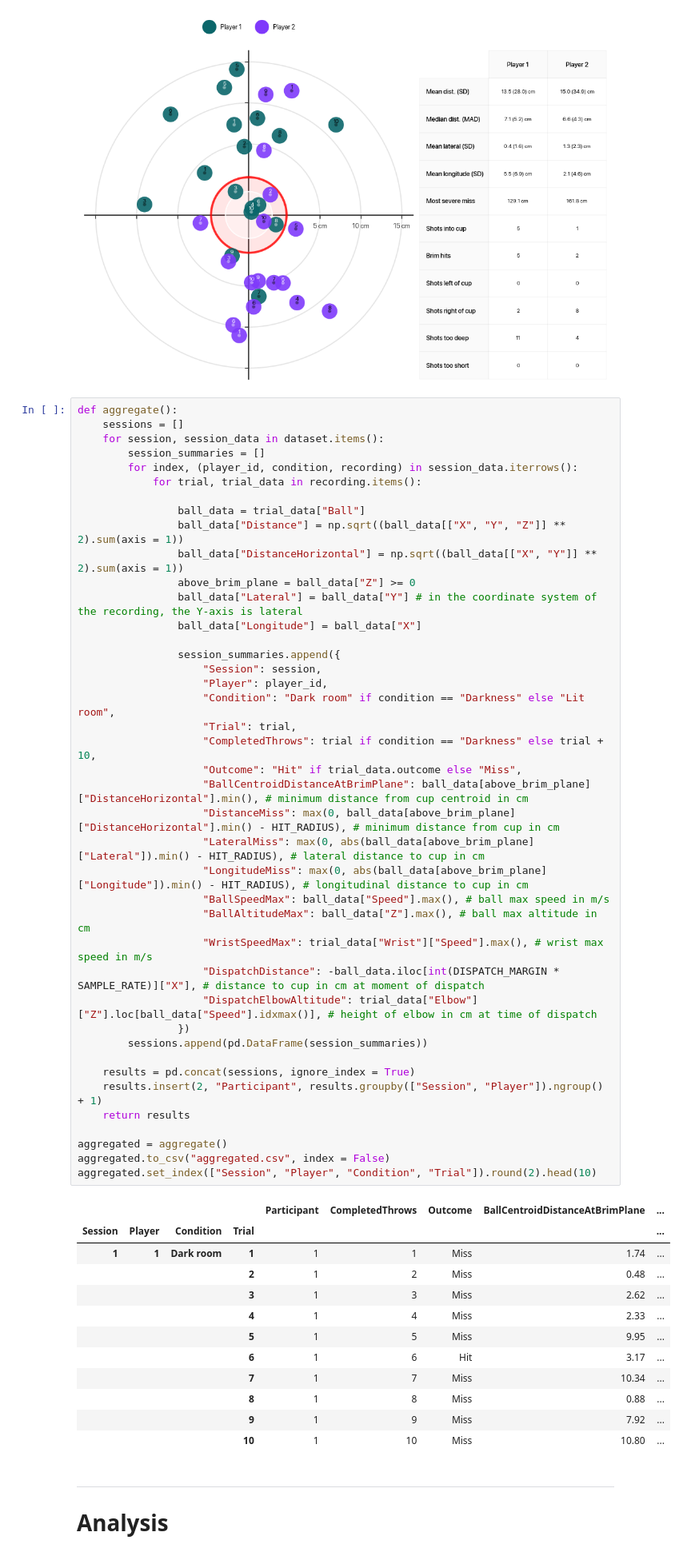
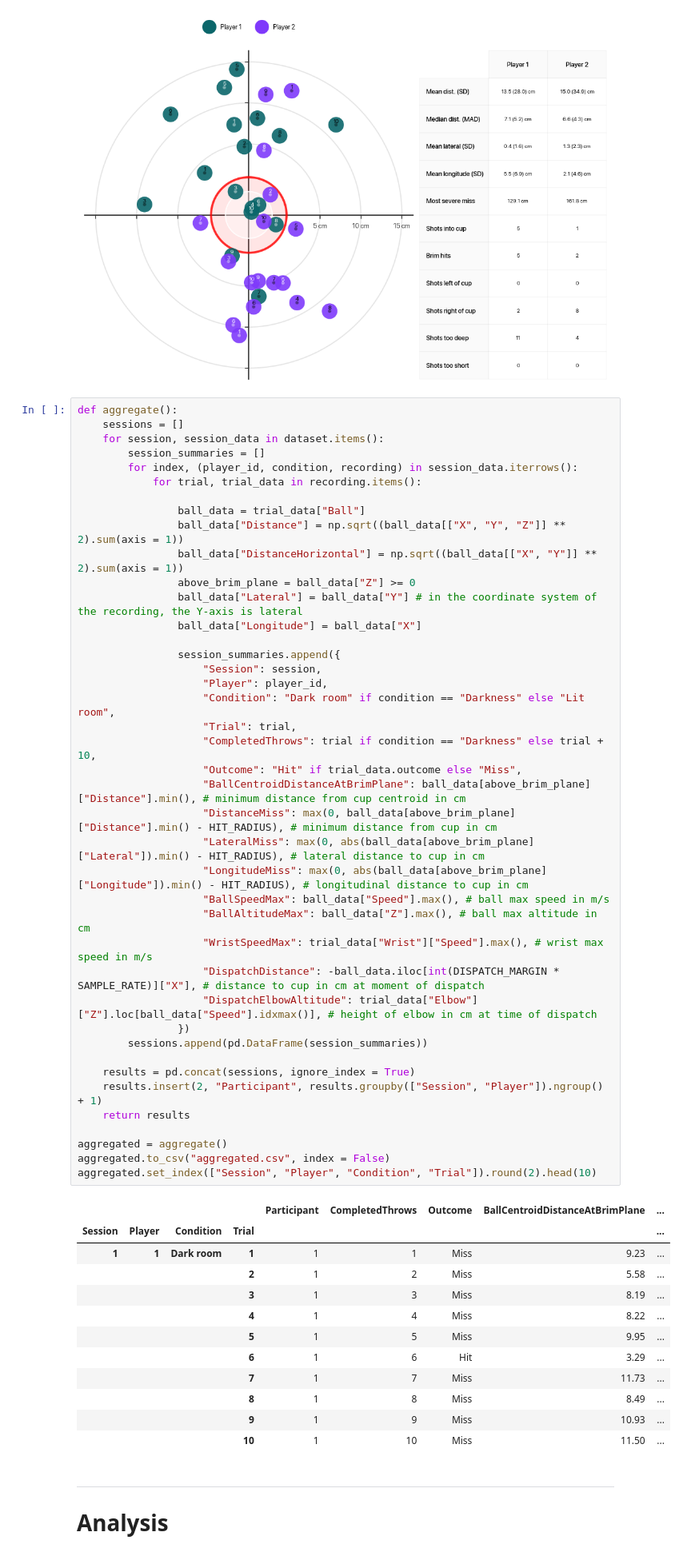
Before and after one commit to dlundgaard/BeerPongMastery, a Jupyter notebook: Analysis/analysis.ipynb, the cells around one changed output. Shown at 80% size. Saved outputs shown, nothing was run; the diff lists cells and outputs as text.

```diff
--- a/Analysis/analysis.ipynb
+++ b/Analysis/analysis.ipynb
@@ -424,45 +424,45 @@ def aggregate():
                 ball_data["Lateral"] = ball_data["Y"] # in the coordinate system of the recording, the Y-axis is lateral
                 ball_data["Longitude"] = ball_data["X"]
 
                 session_summaries.append({
                     "Session": session,
                     "Player": player_id,
                     "Condition": "Dark room" if condition == "Darkness" else "Lit room",
                     "Trial": trial,
                     "CompletedThrows": trial if condition == "Darkness" else trial + 10,
                     "Outcome": "Hit" if trial_data.outcome else "Miss",
-                    "BallCentroidDistanceAtBrimPlane": ball_data[above_brim_plane]["DistanceHorizontal"].min(), # minimum distance from cup centroid in cm
-                    "DistanceMiss": max(0, ball_data[above_brim_plane]["DistanceHorizontal"].min() - HIT_RADIUS), # minimum distance from cup in cm
+                    "BallCentroidDistanceAtBrimPlane": ball_data[above_brim_plane]["Distance"].min(), # minimum distance from cup centroid in cm
+                    "DistanceMiss": max(0, ball_data[above_brim_plane]["Distance"].min() - HIT_RADIUS), # minimum distance from cup in cm
                     "LateralMiss": max(0, abs(ball_data[above_brim_plane]["Lateral"]).min() - HIT_RADIUS), # lateral distance to cup in cm
                     "LongitudeMiss": max(0, abs(ball_data[above_brim_plane]["Longitude"]).min() - HIT_RADIUS), # longitudinal distance to cup in cm
                     "BallSpeedMax": ball_data["Speed"].max(), # ball max speed in m/s
                     "BallAltitudeMax": ball_data["Z"].max(), # ball max altitude in cm
                     "WristSpeedMax": trial_data["Wrist"]["Speed"].max(), # wrist max speed in m/s
                     "DispatchDistance": -ball_data.iloc[int(DISPATCH_MARGIN * SAMPLE_RATE)]["X"], # distance to cup in cm at moment of dispatch
                     "DispatchElbowAltitude": trial_data["Elbow"]["Z"].loc[ball_data["Speed"].idxmax()], # height of elbow in cm at time of dispatch
                 })
         sessions.append(pd.DataFrame(session_summaries))
 
     results = pd.concat(sessions, ignore_index = True)
     results.insert(2, "Participant", results.groupby(["Session", "Player"]).ngroup() + 1)
     return results
 
 aggregated = aggregate()
 aggregated.to_csv("aggregated.csv", index = False)
 aggregated.set_index(["Session", "Player", "Condition", "Trial"]).round(2).head(10)
 # %% [output]
 |  |  |  |  | Participant | CompletedThrows | Outcome | BallCentroidDistanceAtBrimPlane | ... |
 | Session | Player | Condition | Trial |  |  |  |  | ... |
-| 1 | 1 | Dark room | 1 | 1 | 1 | Miss | 1.74 | ... |
-|  |  |  | 2 | 1 | 2 | Miss | 0.48 | ... |
-|  |  |  | 3 | 1 | 3 | Miss | 2.62 | ... |
-|  |  |  | 4 | 1 | 4 | Miss | 2.33 | ... |
+| 1 | 1 | Dark room | 1 | 1 | 1 | Miss | 9.23 | ... |
+|  |  |  | 2 | 1 | 2 | Miss | 5.58 | ... |
+|  |  |  | 3 | 1 | 3 | Miss | 8.19 | ... |
+|  |  |  | 4 | 1 | 4 | Miss | 8.22 | ... |
 |  |  |  | 5 | 1 | 5 | Miss | 9.95 | ... |
-|  |  |  | 6 | 1 | 6 | Hit | 3.17 | ... |
-|  |  |  | 7 | 1 | 7 | Miss | 10.34 | ... |
-|  |  |  | 8 | 1 | 8 | Miss | 0.88 | ... |
-|  |  |  | 9 | 1 | 9 | Miss | 7.92 | ... |
-|  |  |  | 10 | 1 | 10 | Miss | 10.80 | ... |
+|  |  |  | 6 | 1 | 6 | Hit | 3.29 | ... |
+|  |  |  | 7 | 1 | 7 | Miss | 11.73 | ... |
+|  |  |  | 8 | 1 | 8 | Miss | 8.49 | ... |
+|  |  |  | 9 | 1 | 9 | Miss | 10.93 | ... |
+|  |  |  | 10 | 1 | 10 | Miss | 11.50 | ... |
 # %% [markdown]
 ---
 
```
Also changed, not shown: parts of 2 cells of this notebook, 2 other files.
